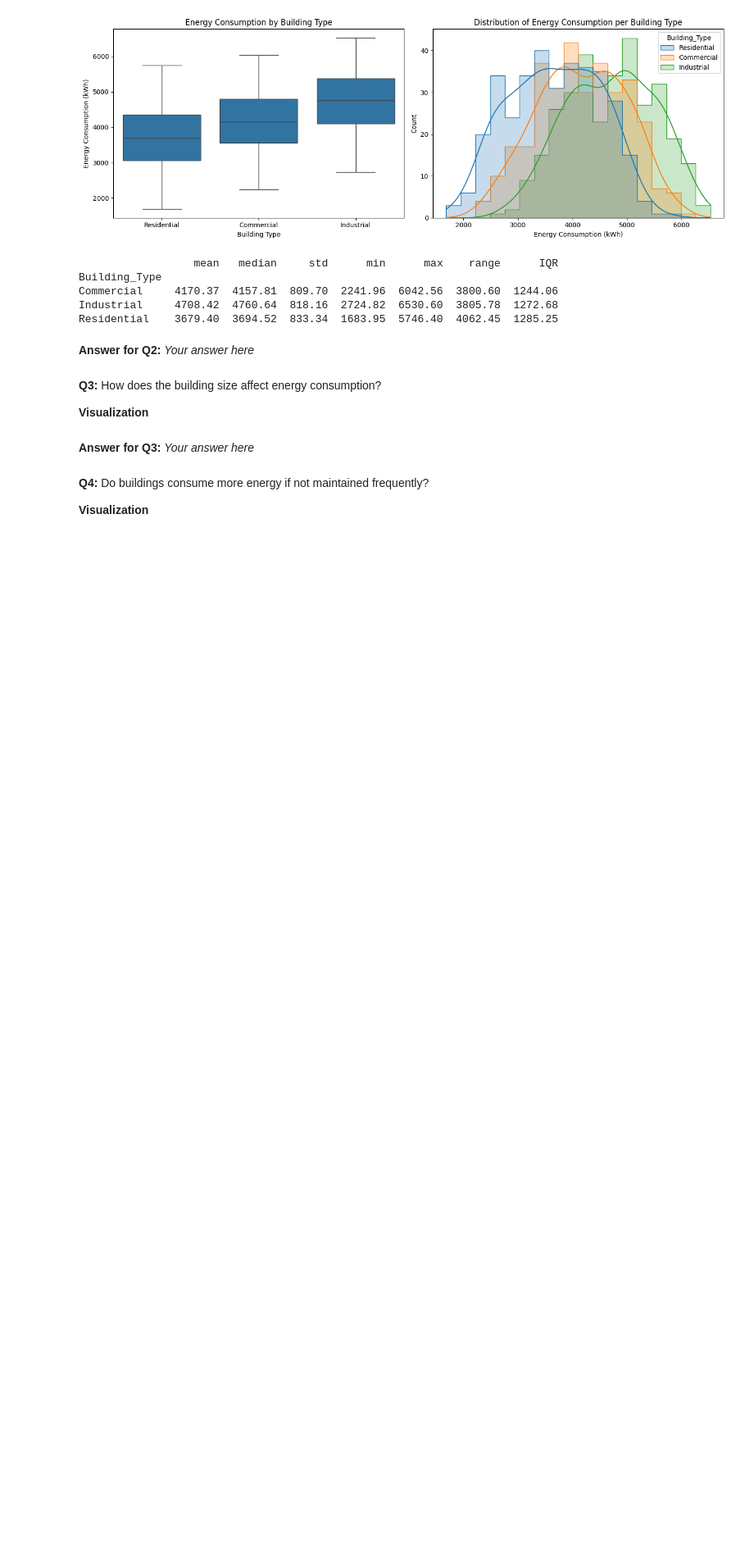
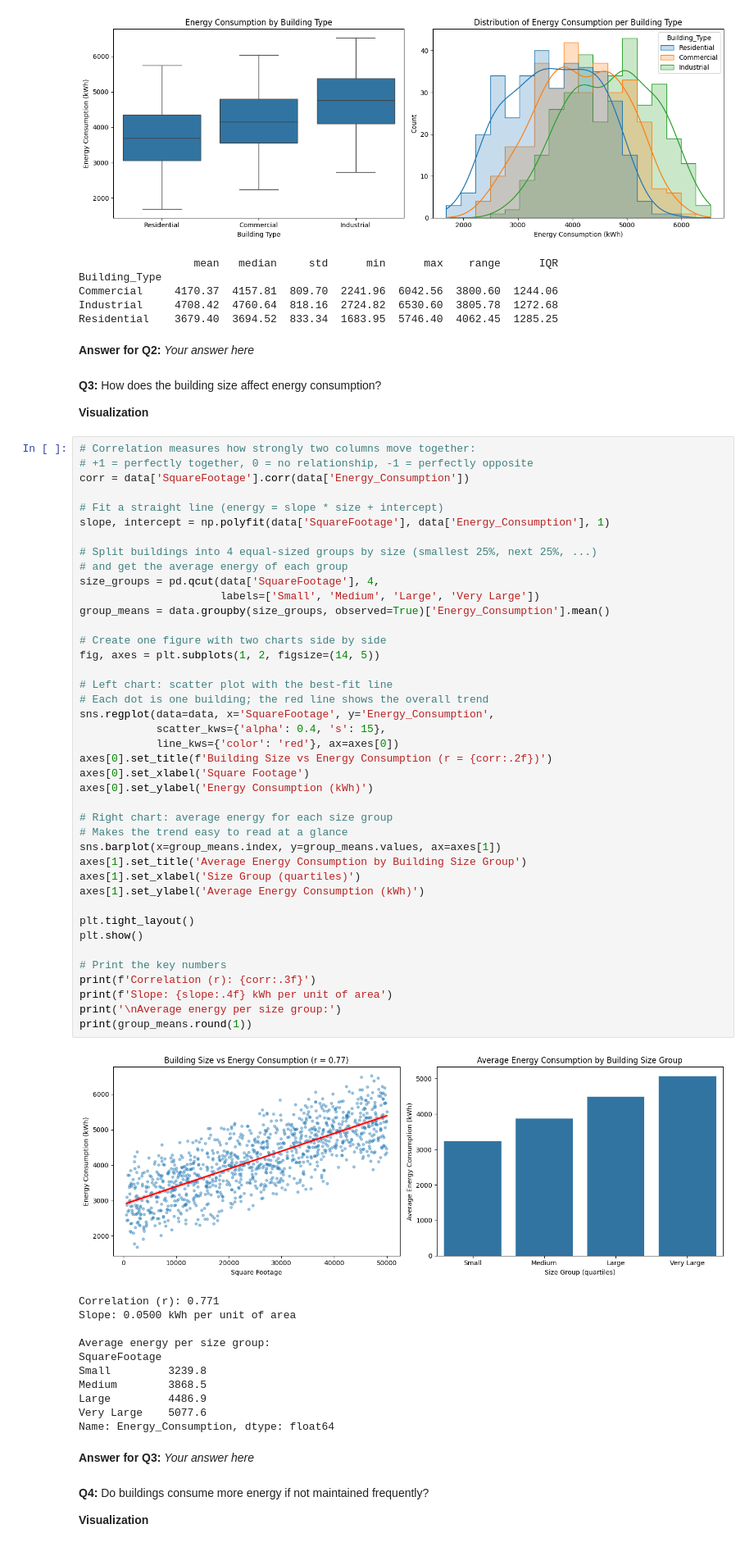
Before and after one commit to mikel56-lol/W26-MP1-Michael-Wael-Ali-Hassan-T02, a Jupyter notebook: Regression_Mini-Project_Starter.ipynb, the cells around one changed output. Shown at 82% size. Cells and saved outputs as stored; diff of their text form; blank space fills up the shorter version.

```diff
--- a/Regression_Mini-Project_Starter.ipynb
+++ b/Regression_Mini-Project_Starter.ipynb
@@ -285,6 +284,59 @@ Residential    3679.40  3694.52  833.34  1683.95  5746.40  4062.45  1285.25
 **Q3:** How does the building size affect energy consumption?
 
 **Visualization**
+# %%
+# Correlation measures how strongly two columns move together:
+# +1 = perfectly together, 0 = no relationship, -1 = perfectly opposite
+corr = data['SquareFootage'].corr(data['Energy_Consumption'])
+
+# Fit a straight line (energy = slope * size + intercept)
+slope, intercept = np.polyfit(data['SquareFootage'], data['Energy_Consumption'], 1)
+
+# Split buildings into 4 equal-sized groups by size (smallest 25%, next 25%, ...)
+# and get the average energy of each group
+size_groups = pd.qcut(data['SquareFootage'], 4,
+                      labels=['Small', 'Medium', 'Large', 'Very Large'])
+group_means = data.groupby(size_groups, observed=True)['Energy_Consumption'].mean()
+
+# Create one figure with two charts side by side
+fig, axes = plt.subplots(1, 2, figsize=(14, 5))
+
+# Left chart: scatter plot with the best-fit line
+# Each dot is one building; the red line shows the overall trend
+sns.regplot(data=data, x='SquareFootage', y='Energy_Consumption',
+            scatter_kws={'alpha': 0.4, 's': 15},
+            line_kws={'color': 'red'}, ax=axes[0])
+axes[0].set_title(f'Building Size vs Energy Consumption (r = {corr:.2f})')
+axes[0].set_xlabel('Square Footage')
+axes[0].set_ylabel('Energy Consumption (kWh)')
+
+# Right chart: average energy for each size group
+# Makes the trend easy to read at a glance
+sns.barplot(x=group_means.index, y=group_means.values, ax=axes[1])
+axes[1].set_title('Average Energy Consumption by Building Size Group')
+axes[1].set_xlabel('Size Group (quartiles)')
+axes[1].set_ylabel('Average Energy Consumption (kWh)')
+
+plt.tight_layout()
+plt.show()
+
+# Print the key numbers
+print(f'Correlation (r): {corr:.3f}')
+print(f'Slope: {slope:.4f} kWh per unit of area')
+print('\nAverage energy per size group:')
+print(group_means.round(1))
+# %% [output]
+[figure, added]
+Correlation (r): 0.771
+Slope: 0.0500 kWh per unit of area
+
+Average energy per size group:
+SquareFootage
+Small         3239.8
+Medium        3868.5
+Large         4486.9
+Very Large    5077.6
+Name: Energy_Consumption, dtype: float64
 # %% [markdown]
 **Answer for Q3:** _Your answer here_
 # %% [markdown]
```
Also changed, not shown: parts of 3 cells of this notebook.
